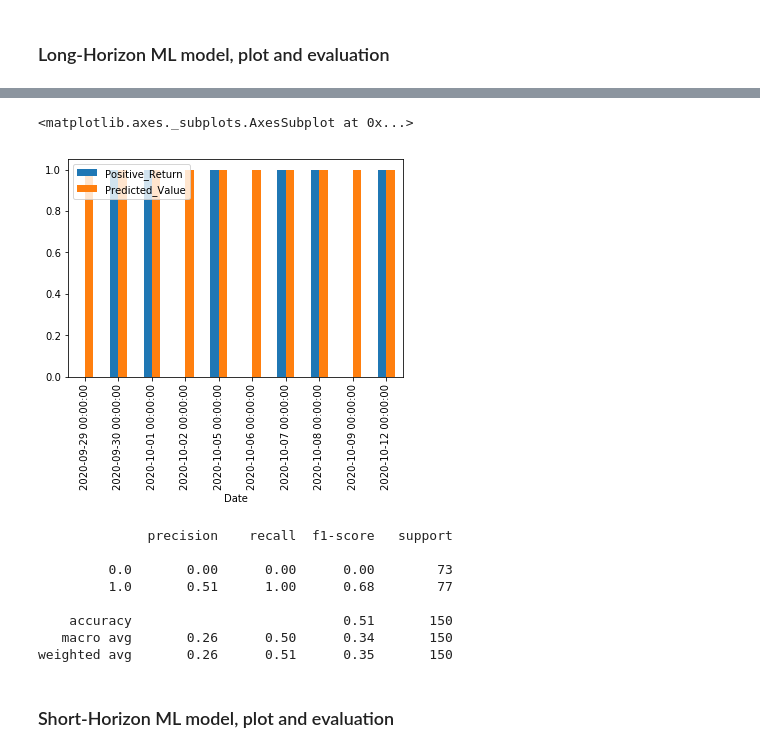
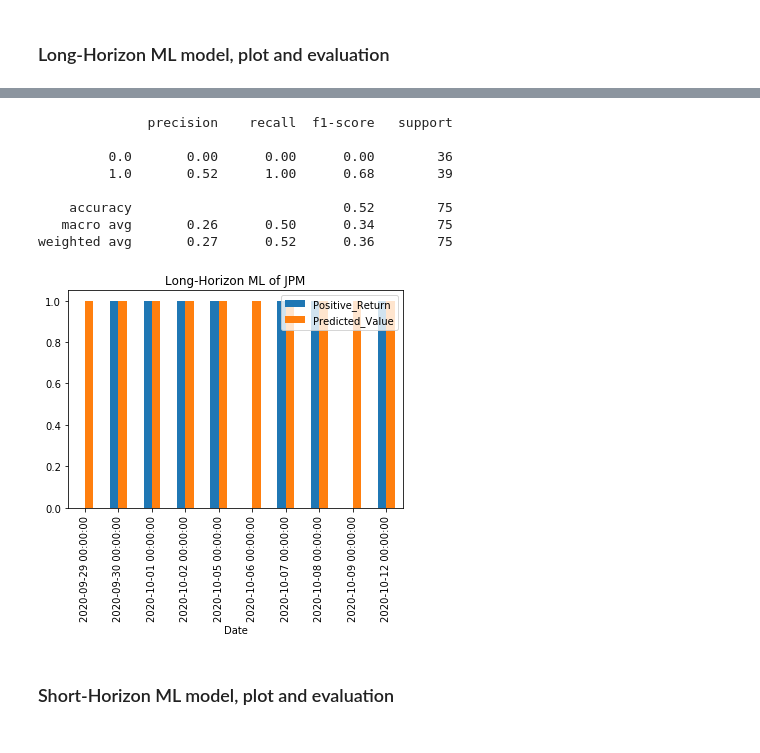
Before and after one commit to Khulikaroj/Project-2, a Jupyter notebook: ML.ipynb, the cells around one changed output, grey strips where cells are left out. Saved outputs shown, nothing was run; the diff lists cells and outputs as text; code cells hidden in the pictures.

```diff
--- a/ML.ipynb
+++ b/ML.ipynb
@@ -66,17 +63,19 @@ def build_input_short(ticker):
     return df
 # %%
 #Data Preparation Function (Long Horizon)
+#x_var_list_long = ["ROE_Sig", "OpMargin_Sig","DebtEq_Sig","Fscore_Sig","RSI"]
+
 def X_train_long(df):
-    x_var_list = ["ROE_Sig", "OpMargin_Sig","DebtEq_Sig","Fscore_Sig"]
-    X = df[x_var_list].shift(1)
+    x_var_list_long = ["ROE_Sig", "OpMargin_Sig","DebtEq_Sig","Fscore_Sig","RSI"]
+    X = df[x_var_list_long].shift(1)
     split = int(0.7 * len(df.Close))
     X_train = X[: split].dropna()
     return X_train
 
 def X_test_long(df):
-    x_var_list = ["ROE_Sig", "OpMargin_Sig","DebtEq_Sig","Fscore_Sig"]
+    x_var_list_long = ["ROE_Sig", "OpMargin_Sig","DebtEq_Sig","Fscore_Sig","RSI"]
     split = int(0.7 * len(df.Close))
-    X = df[x_var_list].shift(1)
+    X = df[x_var_list_long].shift(1)
     X_test = X[split:].dropna()
     return X_test
 
@@ -257,21 +260,18 @@ results.tail()
-# %%
-plot = results[['Positive_Return', 'Predicted_Value']].tail(10).plot(kind="bar")
-plot
-# %% [output]
-<matplotlib.axes._subplots.AxesSubplot at 0x...>
-[figure, removed]
 # %%
+results = random_forest(X_train, X_test, y_train, y_test)
+plot = results[['Positive_Return', 'Predicted_Value']].tail(10).plot(kind="bar",title="Long-Horizon ML of "+ticker)
 from sklearn.metrics import classification_report
 print(classification_report(results.Positive_Return,results.Predicted_Value))
 # %% [output]
               precision    recall  f1-score   support
 
-         0.0       0.00      0.00      0.00        73
-         1.0       0.51      1.00      0.68        77
+         0.0       0.00      0.00      0.00        36
+         1.0       0.52      1.00      0.68        39
 
-    accuracy                           0.51       150
-   macro avg       0.26      0.50      0.34       150
-weighted avg       0.26      0.51      0.35       150
+    accuracy                           0.52        75
+   macro avg       0.26      0.50      0.34        75
+weighted avg       0.27      0.52      0.36        75
+[figure, added]
 # %% [markdown]
 ### Short-Horizon ML model, plot and evaluation
 # %%
```
Also changed, not shown: parts of 20 cells of this notebook, 12 other files.
